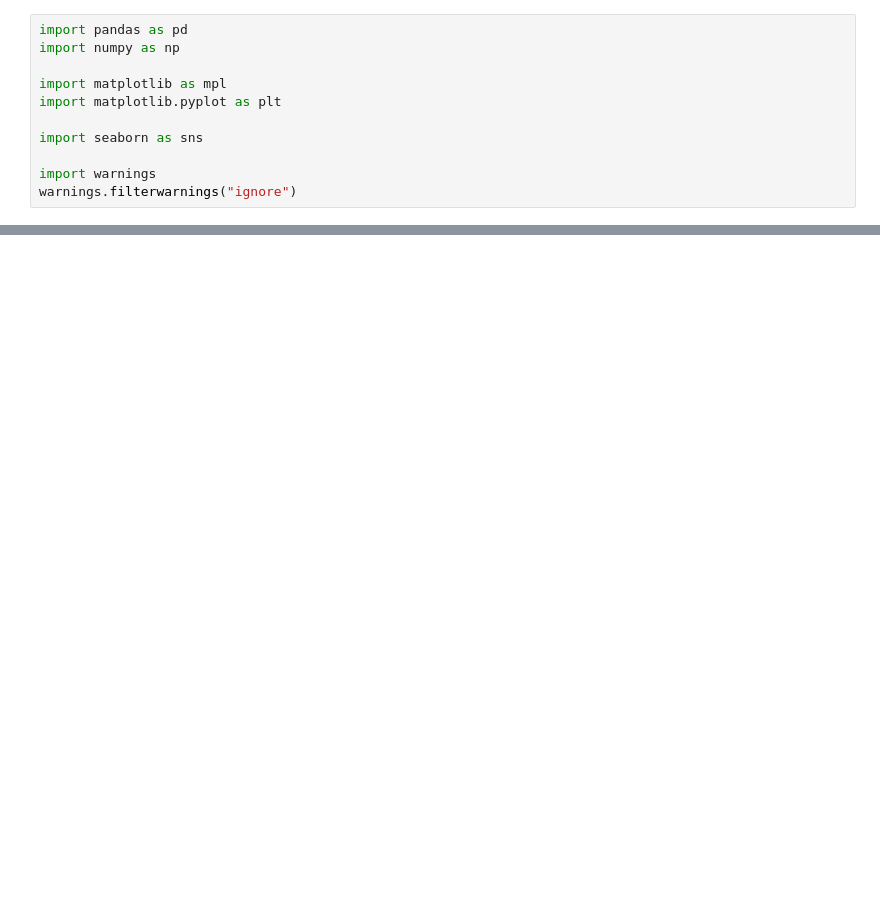
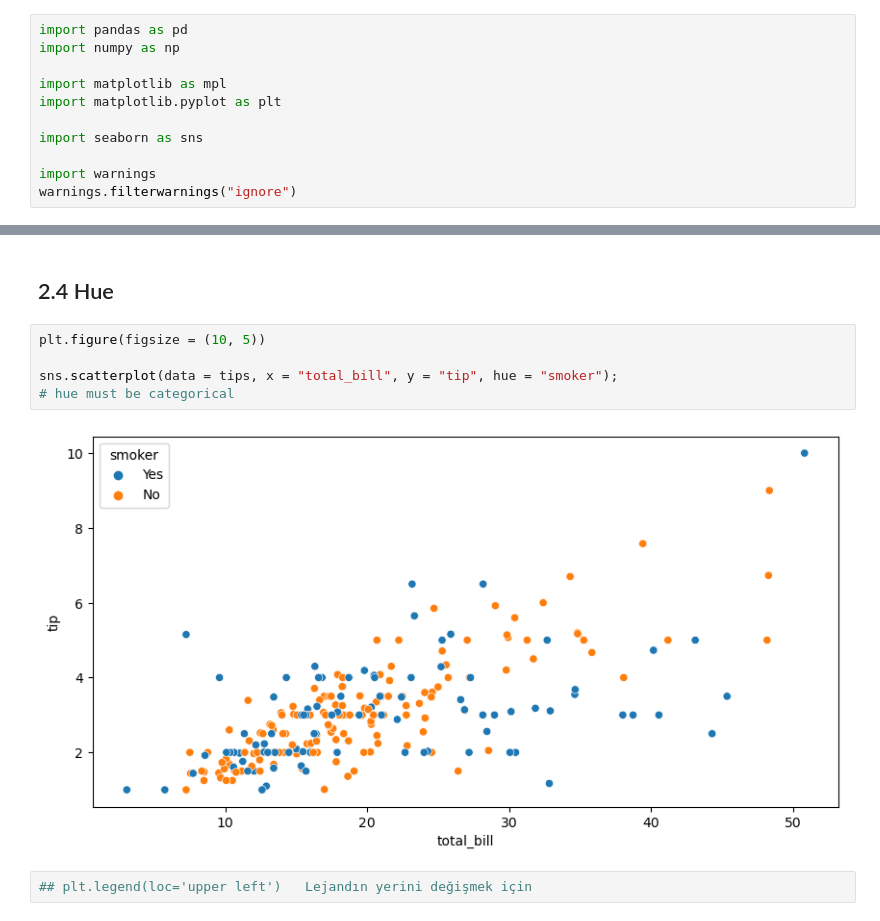
Before and after one commit to erkanozturk1903/Data-Sience, a Jupyter notebook: Seaborn/Seaborn_05.04.2024.ipynb, the cells around one changed output, grey strips where cells are left out. Cells and saved outputs as stored; diff of their text form; blank space fills up the shorter version.

```diff
--- a/Seaborn/Seaborn_05.04.2024.ipynb
+++ b/Seaborn/Seaborn_05.04.2024.ipynb
@@ -16,0 +142,11 @@ warnings.filterwarnings("ignore")
+# %% [markdown]
+## 2.4 Hue
+# %%
+plt.figure(figsize = (10, 5))
+
+sns.scatterplot(data = tips, x = "total_bill", y = "tip", hue = "smoker");
+# hue must be categorical
+# %% [output]
+[figure, added]
+# %%
+## plt.legend(loc='upper left')   Lejandın yerini değişmek için
```
Also changed, not shown: parts of 25 cells of this notebook.
